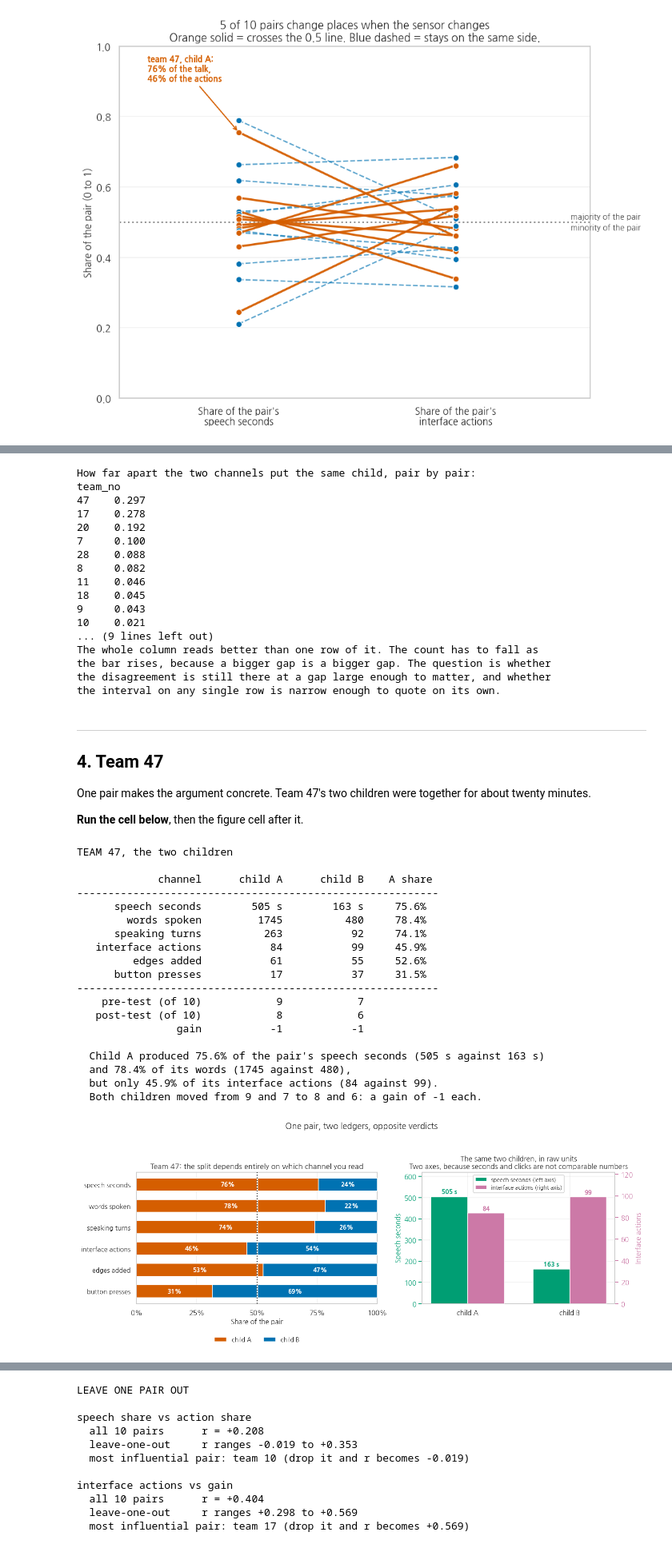
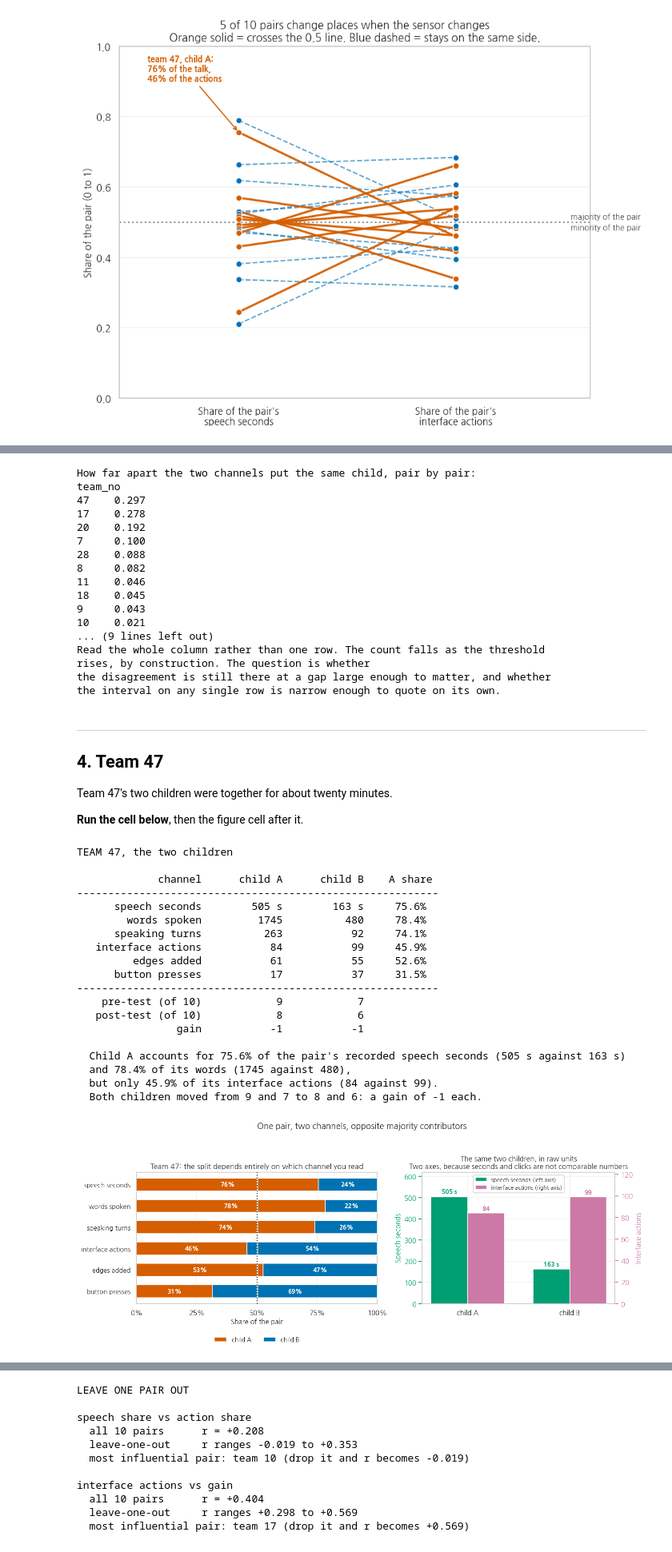
Before and after one commit to HakeoungLee/edis8100-teaching-learning-analytics, a Jupyter notebook: week06-miniproject3-multimodal/week06_miniproject3_multimodal_participation.ipynb, the cells around one changed output, grey strips where cells are left out. Shown at 80% size. Drawn from its saved outputs; the diff is of its cells as text; code cells hidden in the pictures.

```diff
--- a/week06-miniproject3-multimodal/week06_miniproject3_multimodal_participation.ipynb
+++ b/week06-miniproject3-multimodal/week06_miniproject3_multimodal_participation.ipynb
@@ -749,8 +765,8 @@ for th in [0.05, 0.10, 0.15, 0.20, 0.30]:
     mark = '   <- your setting' if abs(th - GAP) < 1e-9 else ''
     print(f'{th:>16.2f} {k:>10} {n_pairs:>4}   [{l:>4.0%}, {h:>4.0%}]{mark}')
 print()
-print('The whole column reads better than one row of it. The count has to fall as')
-print('the bar rises, because a bigger gap is a bigger gap. The question is whether')
+print('Read the whole column rather than one row. The count falls as the threshold')
+print('rises, by construction. The question is whether')
 print('the disagreement is still there at a gap large enough to matter, and whether')
 print('the interval on any single row is narrow enough to quote on its own.')
 # %% [output]
@@ -767,8 +783,8 @@ team_no
 9     0.043
 10    0.021
 ... (9 lines left out)
-The whole column reads better than one row of it. The count has to fall as
-the bar rises, because a bigger gap is a bigger gap. The question is whether
+Read the whole column rather than one row. The count falls as the threshold
+rises, by construction. The question is whether
 the disagreement is still there at a gap large enough to matter, and whether
 the interval on any single row is narrow enough to quote on its own.
 # %% [markdown]
@@ -776,7 +792,7 @@ the interval on any single row is narrow enough to quote on its own.
 
 ## 4. Team 47
 
-One pair makes the argument concrete. Team 47's two children were together for about twenty minutes.
+Team 47's two children were together for about twenty minutes.
 
 **Run the cell below**, then the figure cell after it.
 # %%
@@ -800,7 +816,7 @@ print(f'{"pre-test (of 10)":>20} {kid_a["score_pre"]:>12.0f} {kid_b["score_pre"]
 print(f'{"post-test (of 10)":>20} {kid_a["score_post"]:>12.0f} {kid_b["score_post"]:>12.0f}')
 print(f'{"gain":>20} {kid_a["gain"]:>+12.0f} {kid_b["gain"]:>+12.0f}')
 print()
-print(f'  Child A produced {kid_a["sh_speech_secs"]:.1%} of the pair\'s speech seconds '
+print(f'  Child A accounts for {kid_a["sh_speech_secs"]:.1%} of the pair\'s recorded speech seconds '
       f'({kid_a["speech_secs"]:.0f} s against {kid_b["speech_secs"]:.0f} s)')
 print(f'  and {kid_a["sh_words"]:.1%} of its words ({kid_a["words"]:.0f} against {kid_b["words"]:.0f}),')
 print(f'  but only {kid_a["sh_actions"]:.1%} of its interface actions '
@@ -824,7 +840,7 @@ TEAM 47, the two children
    post-test (of 10)            8            6
                 gain           -1           -1
 
-  Child A produced 75.6% of the pair's speech seconds (505 s against 163 s)
+  Child A accounts for 75.6% of the pair's recorded speech seconds (505 s against 163 s)
   and 78.4% of its words (1745 against 480),
   but only 45.9% of its interface actions (84 against 99).
   Both children moved from 9 and 7 to 8 and 6: a gain of -1 each.
@@ -859,35 +875,35 @@ ax.set_title('Team 47: the split depends entirely on which channel you read',
 # --- panel 2: raw seconds and raw actions ------------------------------------
 ax = axes[1]
 x = np.arange(2)
 w = 0.36
 sp = [kid_a['speech_secs'], kid_b['speech_secs']]
 ac = [kid_a['actions'], kid_b['actions']]
 b1 = ax.bar(x - w / 2, sp, w, color=GREEN, zorder=3, label='speech seconds (left axis)')
 ax.set_ylabel('Speech seconds', fontsize=11, color=GREEN)
 ax.tick_params(axis='y', colors=GREEN)
 ax.set_ylim(0, 620)
 for xx, v in zip(x - w / 2, sp):
     ax.text(xx, v + 14, f'{v:.0f} s', ha='center', fontsize=10, fontweight='bold', color=GREEN)
 
 ax2 = ax.twinx()
 b2 = ax2.bar(x + w / 2, ac, w, color=PURPLE, zorder=3, label='interface actions (right axis)')
 ax2.set_ylabel('Interface actions', fontsize=11, color=PURPLE)
 ax2.tick_params(axis='y', colors=PURPLE)
 ax2.set_ylim(0, 122)
 ax2.grid(False)
 for xx, v in zip(x + w / 2, ac):
     ax2.text(xx, v + 2.5, f'{v:.0f}', ha='center', fontsize=10, fontweight='bold', color=PURPLE)
 
 ax.set_xticks(x); ax.set_xticklabels(['child A', 'child B'], fontsize=11)
 ax.set_title('The same two children, in raw units\n'
              'Two axes, because seconds and clicks are not comparable numbers',
              fontsize=11.5)
 ax.legend(handles=[b1, b2], loc='upper center', fontsize=9, framealpha=0.94)
 
-fig.suptitle('One pair, two ledgers, opposite verdicts', fontsize=13.5, y=1.04)
+fig.suptitle('One pair, two channels, opposite majority contributors', fontsize=13.5, y=1.04)
 plt.show()
 # %% [output]
-[figure, old version]
+[figure, new version]
 # %% [markdown]
 **Let's look at the output.**
 
```
Also changed, not shown: parts of 49 cells of this notebook, 1 other file.
